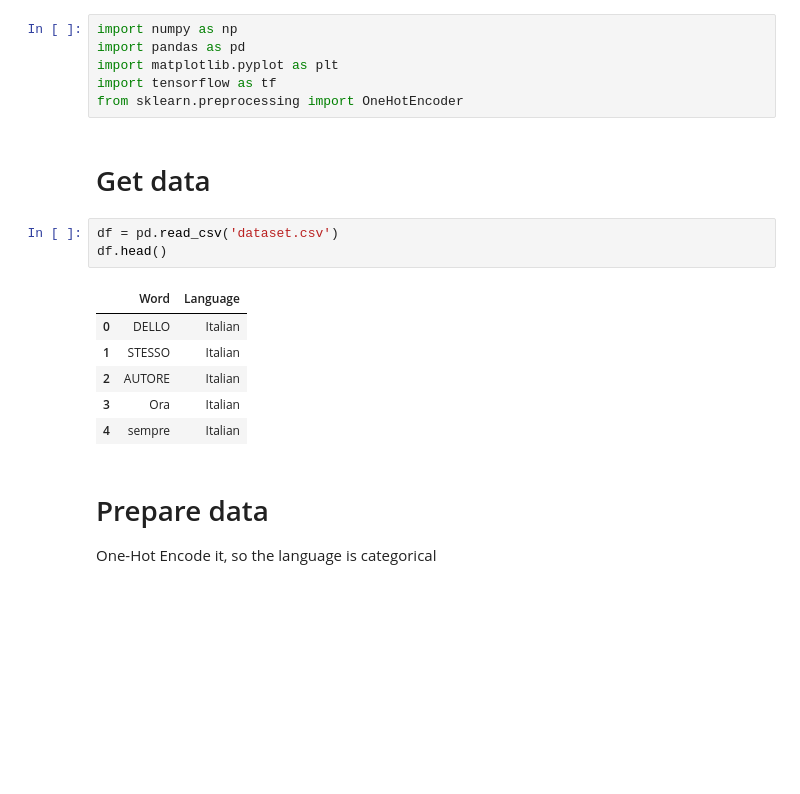
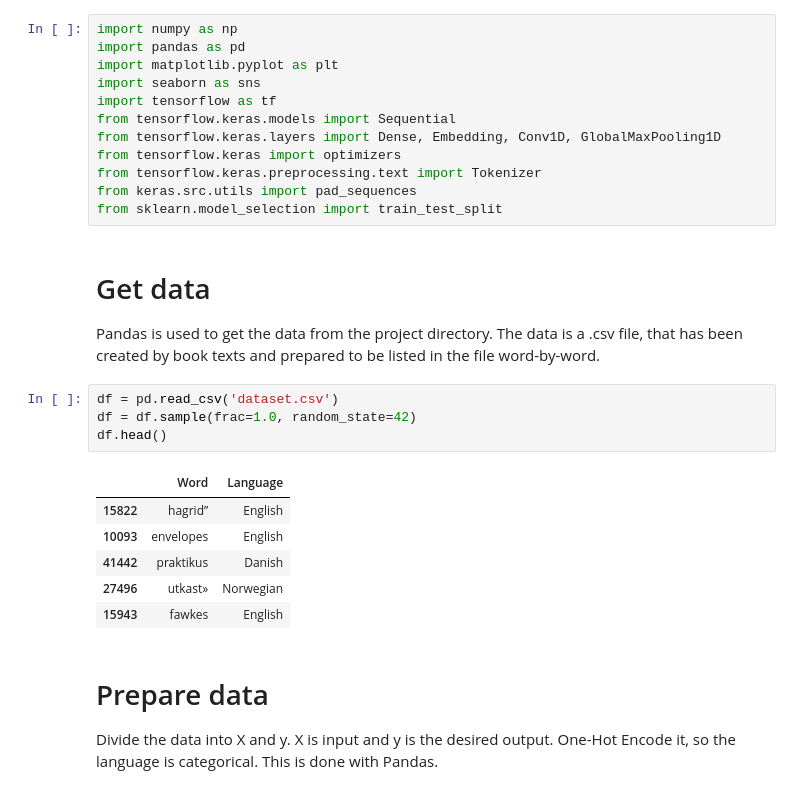
Before and after one commit to frederikbehr/Language-Identifier-ML-Model, a Jupyter notebook: model.ipynb, the cells around one changed output. Drawn from its saved outputs; the diff is of its cells as text; blank space fills up the shorter version.

Commit message:
model is up and running, but it needs improvement

```diff
--- a/model.ipynb
+++ b/model.ipynb
@@ -2,21 +2,31 @@
 import numpy as np
 import pandas as pd
 import matplotlib.pyplot as plt
+import seaborn as sns
 import tensorflow as tf
-from sklearn.preprocessing import OneHotEncoder
+from tensorflow.keras.models import Sequential
+from tensorflow.keras.layers import Dense, Embedding, Conv1D, GlobalMaxPooling1D
+from tensorflow.keras import optimizers
+from tensorflow.keras.preprocessing.text import Tokenizer
+from keras.src.utils import pad_sequences
+from sklearn.model_selection import train_test_split
 # %% [markdown]
 # Get data
+Pandas is used to get the data from the project directory.
+The data is a .csv file, that has been created by book texts and prepared to be listed in the file word-by-word.
 # %%
 df = pd.read_csv('dataset.csv')
+df = df.sample(frac=1.0, random_state=42)
 df.head()
 # %% [output]
 |  | Word | Language |
-| 0 | DELLO | Italian |
-| 1 | STESSO | Italian |
-| 2 | AUTORE | Italian |
-| 3 | Ora | Italian |
-| 4 | sempre | Italian |
+| 15822 | hagrid” | English |
+| 10093 | envelopes | English |
+| 41442 | praktikus | Danish |
+| 27496 | utkast» | Norwegian |
+| 15943 | fawkes | English |
 # %% [markdown]
 # Prepare data
-One-Hot Encode it, so the language is categorical
+Divide the data into X and y. X is input and y is the desired output.
+One-Hot Encode it, so the language is categorical. This is done with Pandas.
 # %%
```
Also changed, not shown: parts of 6 cells of this notebook, 3 other files.
